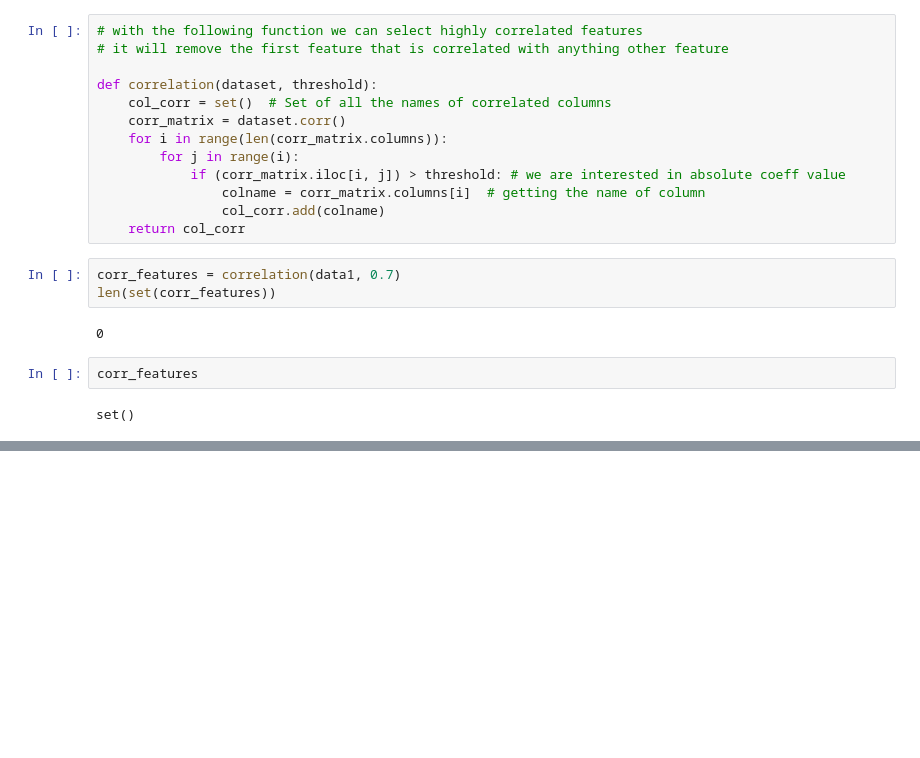
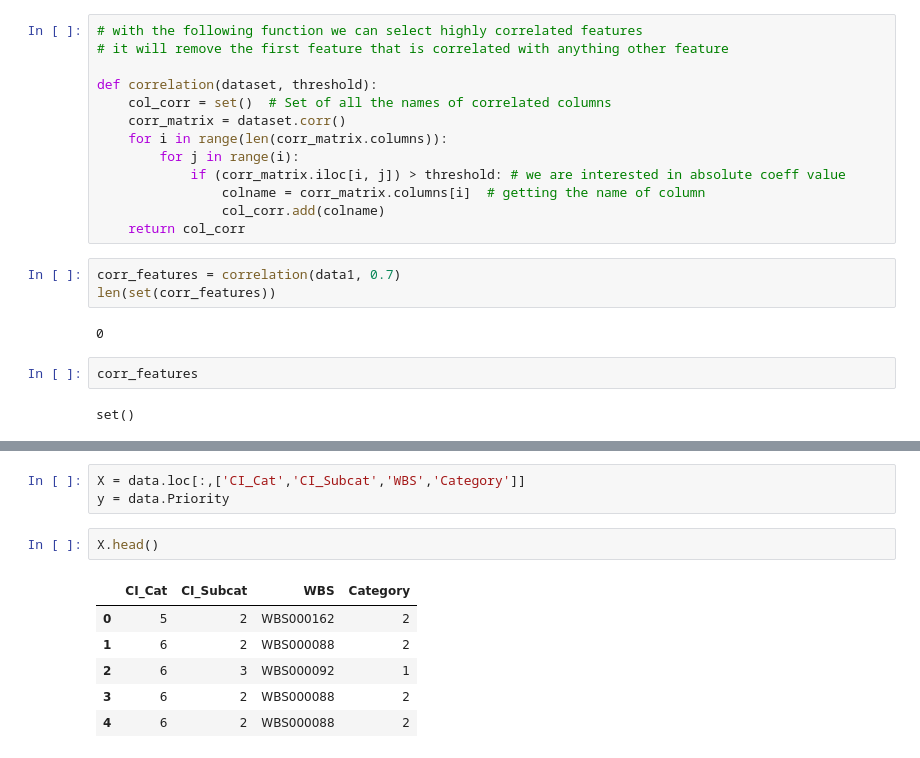
Before and after one commit to Dishantkharkar/ITSM-ML-Improvement-ABC-Tech, a Jupyter notebook: Data Preprocessing and Feature Engineering.ipynb, the cells around one changed output, grey strips where cells are left out. Cells and saved outputs as stored; diff of their text form; blank space fills up the shorter version.

```diff
--- a/Data Preprocessing and Feature Engineering.ipynb
+++ b/Data Preprocessing and Feature Engineering.ipynb
@@ -1779,0 +1795,12 @@ data.to_csv('ITSM_Cleaned_Dataset', index=False)
+# %%
+X = data.loc[:,['CI_Cat','CI_Subcat','WBS','Category']]
+y = data.Priority
+# %%
+X.head()
+# %% [output]
+|  | CI_Cat | CI_Subcat | WBS | Category |
+| 0 | 5 | 2 | WBS000162 | 2 |
+| 1 | 6 | 2 | WBS000088 | 2 |
+| 2 | 6 | 3 | WBS000092 | 1 |
+| 3 | 6 | 2 | WBS000088 | 2 |
+| 4 | 6 | 2 | WBS000088 | 2 |
```
Also changed, not shown: parts of 24 cells of this notebook, 6 other files.
